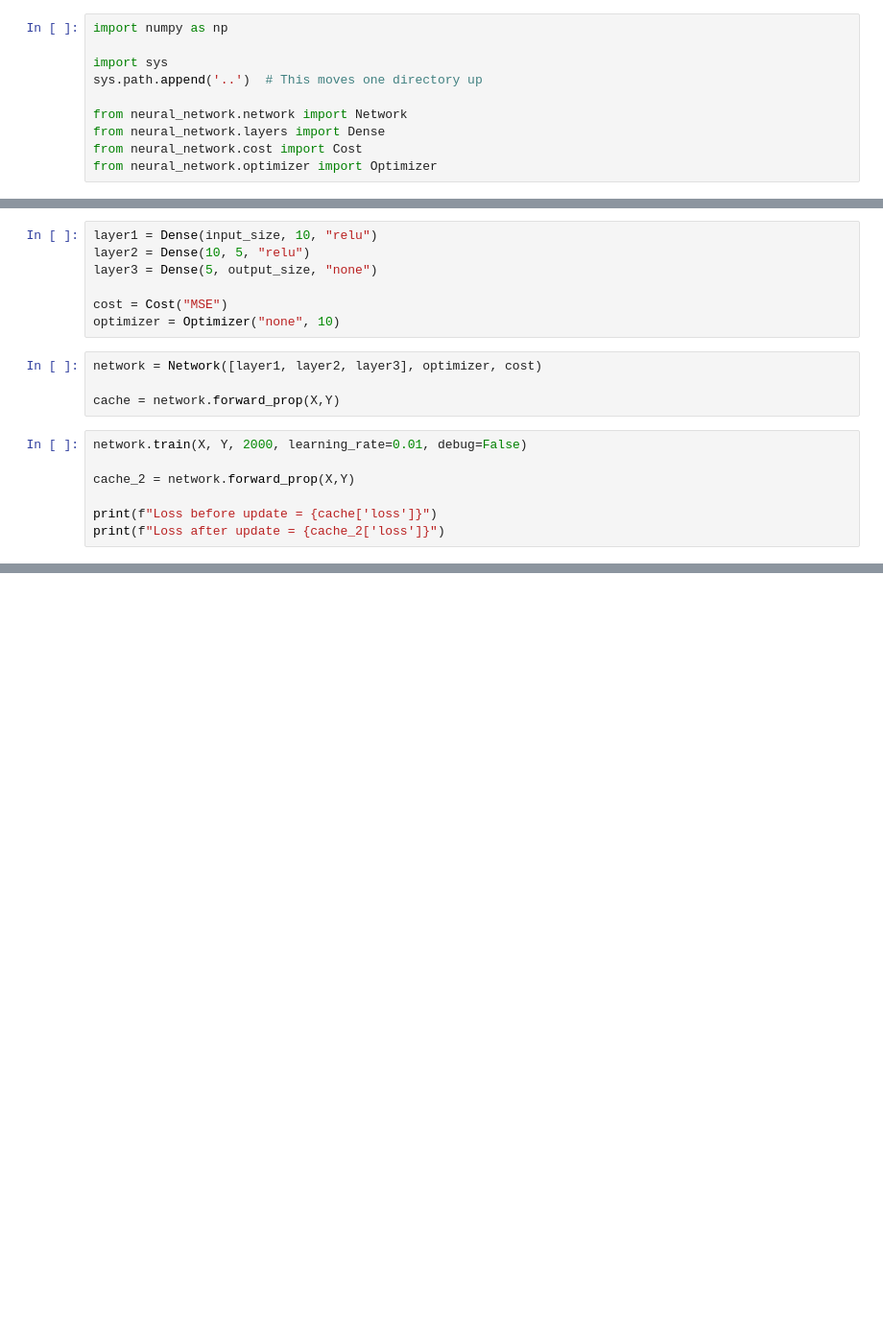
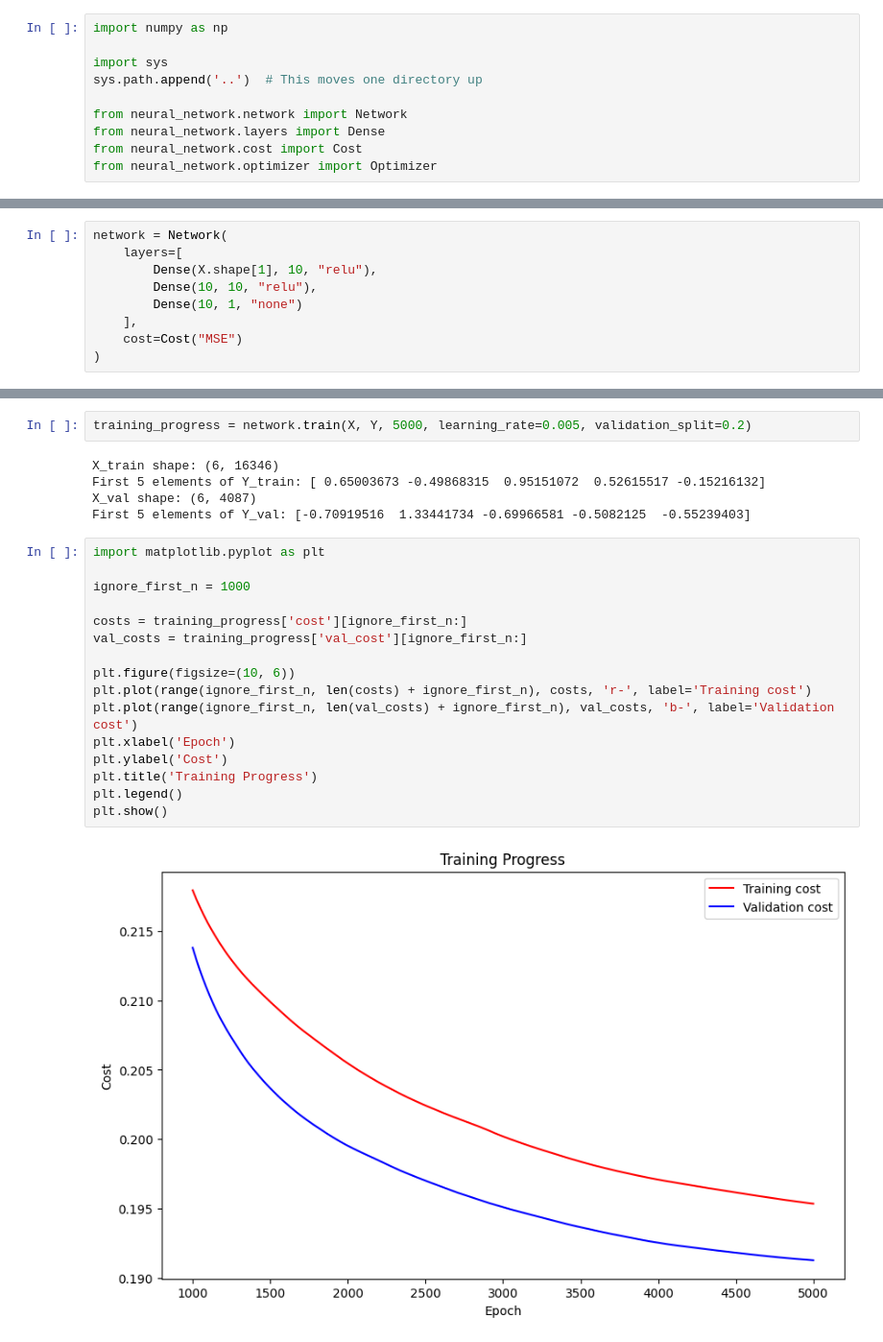
Before and after one commit to ErikFolkesson/nn_from_scratch_python, a Jupyter notebook: notebooks/testing.ipynb, the cells around one changed output, grey strips where cells are left out. Shown at 96% size. Saved outputs shown, nothing was run; the diff lists cells and outputs as text; blank space fills up the shorter version.

Commit message:
Added support for validation set in the train function and added a test using the California housing set

```diff
--- a/notebooks/testing.ipynb
+++ b/notebooks/testing.ipynb
@@ -20,18 +29,9 @@ Y = X.sum(axis=0) + 0.5
 # %%
-layer1 = Dense(input_size, 10, "relu")
-layer2 = Dense(10, 5, "relu")
-layer3 = Dense(5, output_size, "none")
-
-cost = Cost("MSE")
-optimizer = Optimizer("none", 10)
+network = Network(
+    layers=[
+        Dense(X.shape[1], 10, "relu"),
+        Dense(10, 10, "relu"),
+        Dense(10, 1, "none")
+    ],
+    cost=Cost("MSE")
+)
-# %%
-network = Network([layer1, layer2, layer3], optimizer, cost)
-
-cache = network.forward_prop(X,Y)
-# %%
-network.train(X, Y, 2000, learning_rate=0.01, debug=False)
-
-cache_2 = network.forward_prop(X,Y)
-
-print(f"Loss before update = {cache['loss']}")
-print(f"Loss after update = {cache_2['loss']}")
@@ -62,0 +38,25 @@ plt.show()
+# %%
+training_progress = network.train(X, Y, 5000, learning_rate=0.005, validation_split=0.2)
+# %% [output]
+X_train shape: (6, 16346)
+First 5 elements of Y_train: [ 0.65003673 -0.49868315  0.95151072  0.52615517 -0.15216132]
+X_val shape: (6, 4087)
+First 5 elements of Y_val: [-0.70919516  1.33441734 -0.69966581 -0.5082125  -0.55239403]
+# %%
+import matplotlib.pyplot as plt
+
+ignore_first_n = 1000
+
+costs = training_progress['cost'][ignore_first_n:]
+val_costs = training_progress['val_cost'][ignore_first_n:]
+
+plt.figure(figsize=(10, 6))
+plt.plot(range(ignore_first_n, len(costs) + ignore_first_n), costs, 'r-', label='Training cost')
+plt.plot(range(ignore_first_n, len(val_costs) + ignore_first_n), val_costs, 'b-', label='Validation cost')
+plt.xlabel('Epoch')
+plt.ylabel('Cost')
+plt.title('Training Progress')
+plt.legend()
+plt.show()
+# %% [output]
+[figure, added]
```
Also changed, not shown: parts of 4 cells of this notebook, 2 other files.
